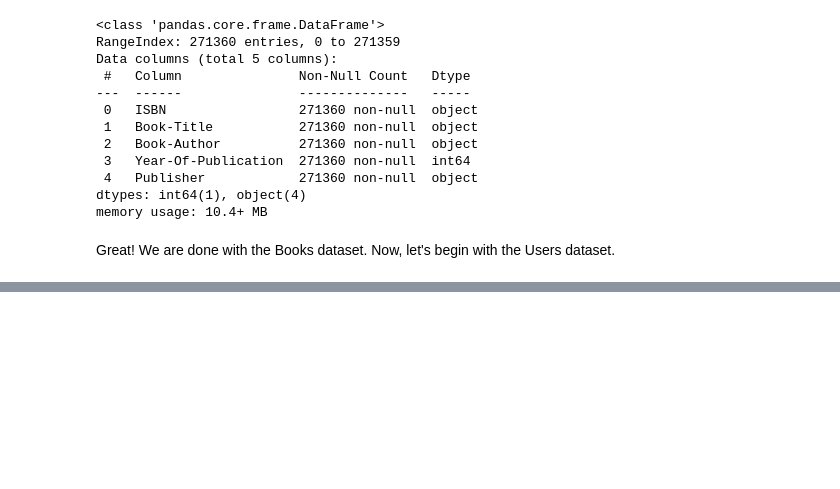
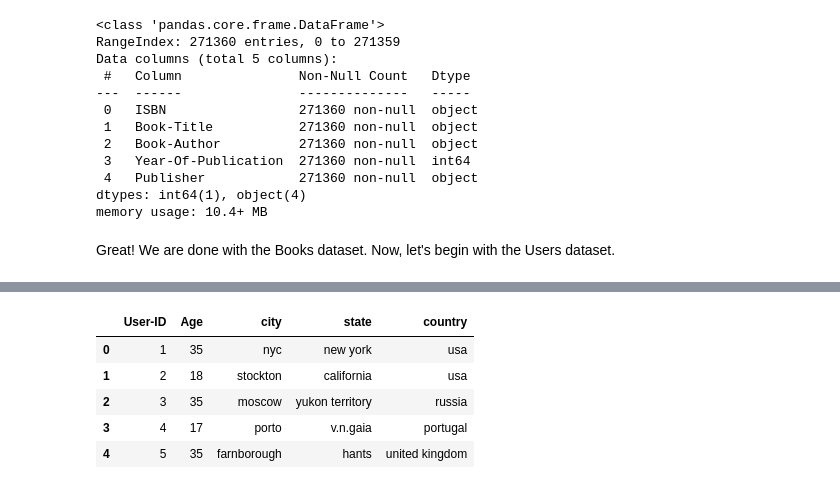
Before and after one commit to Subhajit53/Book-Recommendation-System, a Jupyter notebook: Book_Recommendation_System_Colab_Notebook.ipynb, the cells around one changed output, grey strips where cells are left out. Drawn from its saved outputs; the diff is of its cells as text; code cells hidden in the pictures; blank space fills up the shorter version.

Commit message:
Pre-processed users dataset

```diff
--- a/Book_Recommendation_System_Colab_Notebook.ipynb
+++ b/Book_Recommendation_System_Colab_Notebook.ipynb
@@ -241,0 +279,5 @@ Great! We are done with the Books dataset. Now, let's begin with the Users datas
+# %%
+users.loc[users['Age'] > 80, 'Age'] = mean_age    #outliers with age grater than 80 are replaced with mean
+users.loc[users['Age'] < 10, 'Age'] = mean_age    #outliers with age less than 10 years are replaced with mean
+users['Age'] = users['Age'].fillna(mean_age)      #filling null values with mean
+users['Age'] = users['Age'].astype(int)           #changing Datatype to int
@@ -241,0 +286,37 @@ Great! We are done with the Books dataset. Now, let's begin with the Users datas
+# %%
+def string_splitter(string, verbose):
+  '''Takes location string and returns city(verbose = 0), state(verbose=1), country(verbose=2)'''
+  string_split = string.split(', ')
+  if len(string_split) == 3 : # Taking values accordingly if all 3 values are available well
+    city = string.split(', ')[0]
+    state = string.split(', ')[1]
+    country = string.split(', ')[2]
+  elif len(string_split) == 2 : # Setting country as 'Other' if location has only 2 information
+    city = string.split(', ')[0]
+    state = string.split(', ')[1]
+    country = 'Other'
+  elif len(string_split) == 1 : # Setting city and country as 'Other' if location has only 1 information
+    city = string.split(', ')[0]
+    state = 'Other'
+    country = 'Other'
+  elif len(string_split) == 4 : # Taking first two values as city if location has 4 information
+    city = string.split(', ')[0] + string.split(', ')[1]
+    state = string.split(', ')[2]
+    country = string.split(', ')[3]
+  else: # Setting all values to 'Other if location has more than 4 information
+    city = 'Other'
+    state = 'Other'
+    country = 'Other'
+  if verbose == 0:
+    return city
+  elif verbose == 1:
+    return state
+  else:
+    return country
+# %%
+users['city'] = users.apply(lambda x: string_splitter(x['Location'], verbose = 0), axis=1) # Constructing city variable
+users['state'] = users.apply(lambda x: string_splitter(x['Location'], verbose = 1), axis=1) # Constructing state variable
+users['country'] = users.apply(lambda x: string_splitter(x['Location'], verbose = 2), axis=1) # Constructing country variable
+# %%
+# Dropping the Location column
+users.drop(['Location'], axis = 1, inplace = True)
@@ -241,0 +339,10 @@ Great! We are done with the Books dataset. Now, let's begin with the Users datas
+# %%
+# Viewing the head
+users.head()
+# %% [output]
+|  | User-ID | Age | city | state | country |
+| 0 | 1 | 35 | nyc | new york | usa |
+| 1 | 2 | 18 | stockton | california | usa |
+| 2 | 3 | 35 | moscow | yukon territory | russia |
+| 3 | 4 | 17 | porto | v.n.gaia | portugal |
+| 4 | 5 | 35 | farnborough | hants | united kingdom |
```
Also changed, not shown: parts of 9 cells of this notebook.
